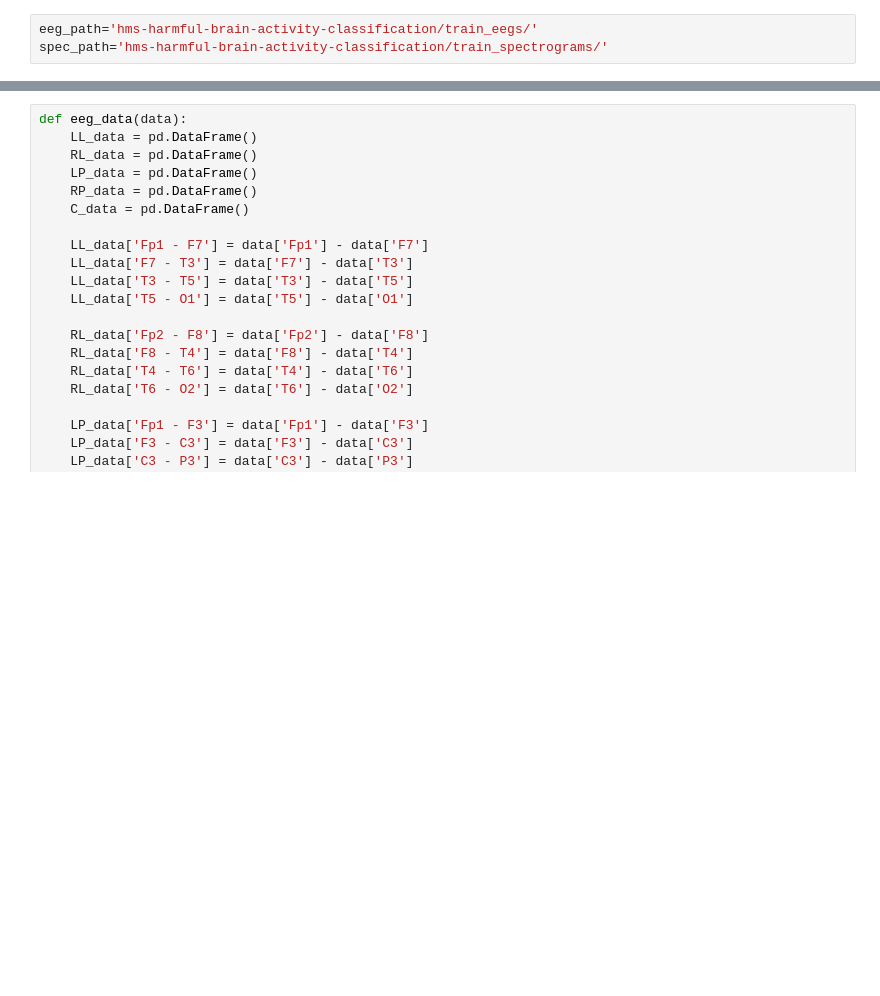
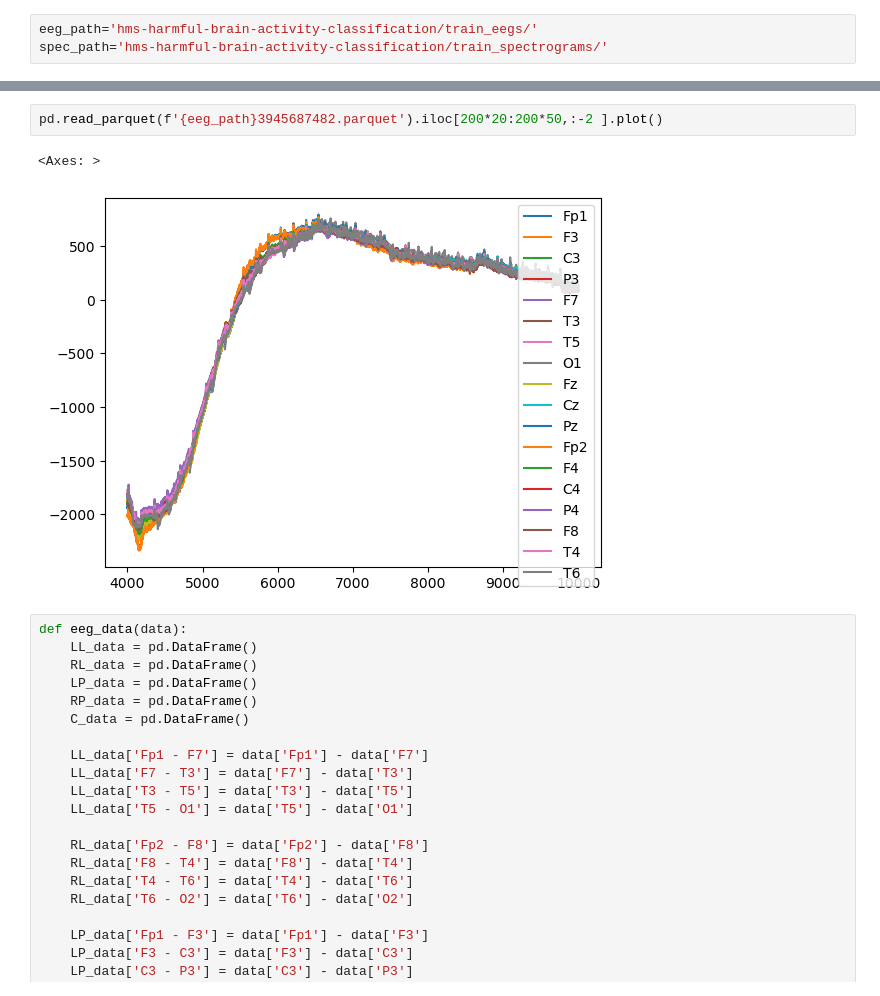
Before and after one commit to limac246/brainActivity2024, a Jupyter notebook: old_stuff/scripts_old/visualizing_eeg_data.ipynb, the cells around one changed output, grey strips where cells are left out. Drawn from its saved outputs; the diff is of its cells as text; blank space fills up the shorter version.

```diff
--- a/old_stuff/scripts_old/visualizing_eeg_data.ipynb
+++ b/old_stuff/scripts_old/visualizing_eeg_data.ipynb
@@ -22,3 +22,8 @@ spec_path='hms-harmful-brain-activity-classification/train_spectrograms/'
+# %%
+pd.read_parquet(f'{eeg_path}3945687482.parquet').iloc[200*20:200*50,:-2 ].plot()
+# %% [output]
+<Axes: >
+[figure, added]
 # %%
 def eeg_data(data):
     LL_data = pd.DataFrame()
```
Also changed, not shown: parts of 5 cells of this notebook, 2 other files.
